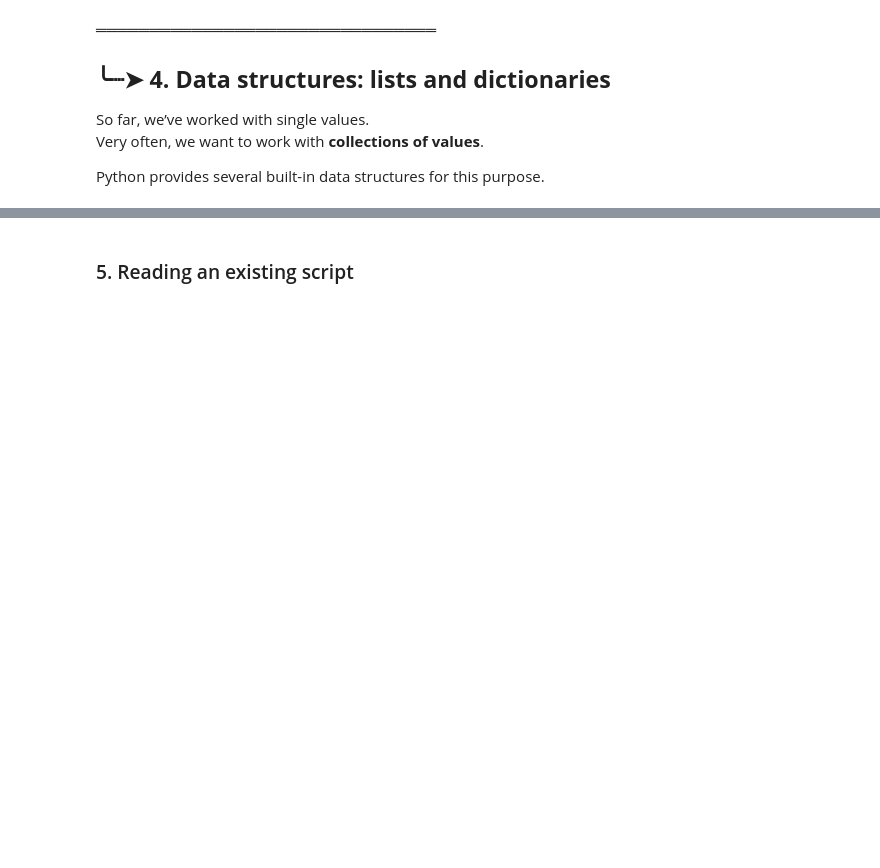
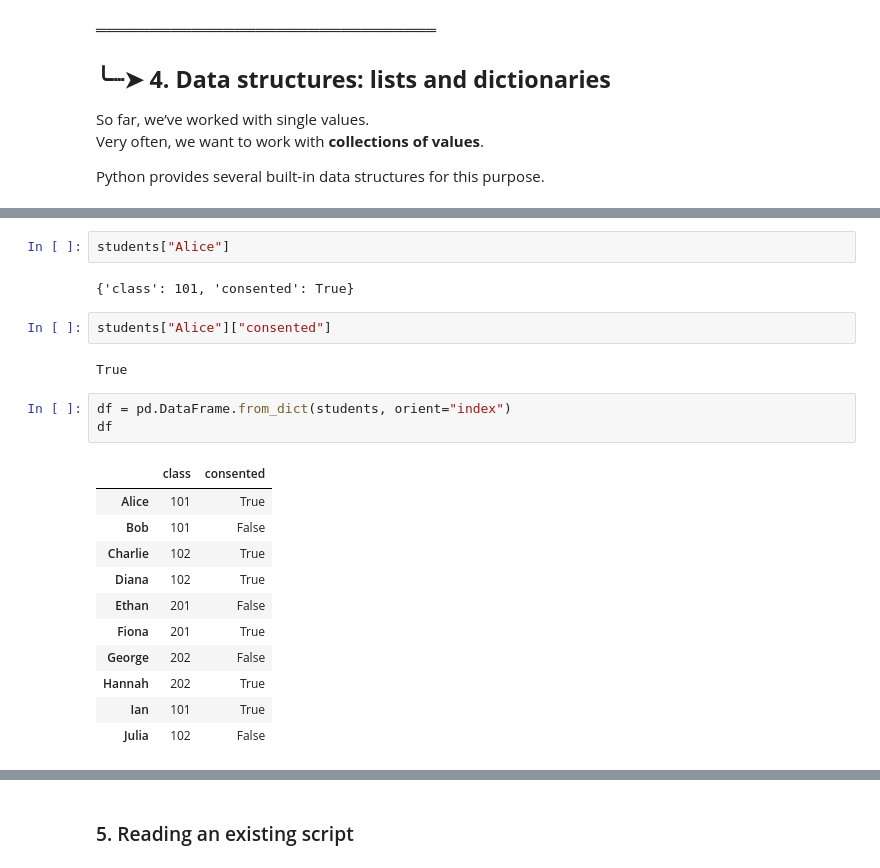
Before and after one commit to Yuweien/Python-Workshop, a Jupyter notebook: Python_Workshop_for_Beginners_2_18.ipynb, the cells around one changed output, grey strips where cells are left out. Cells and saved outputs as stored; diff of their text form; blank space fills up the shorter version.

```diff
--- a/Python_Workshop_for_Beginners_2_18.ipynb
+++ b/Python_Workshop_for_Beginners_2_18.ipynb
@@ -256,0 +612,23 @@ Lists: ordered collections
+# %%
+students["Alice"]
+# %% [output]
+{'class': 101, 'consented': True}
+# %%
+students["Alice"]["consented"]
+# %% [output]
+True
+# %%
+df = pd.DataFrame.from_dict(students, orient="index")
+df
+# %% [output]
+|  | class | consented |
+| Alice | 101 | True |
+| Bob | 101 | False |
+| Charlie | 102 | True |
+| Diana | 102 | True |
+| Ethan | 201 | False |
+| Fiona | 201 | True |
+| George | 202 | False |
+| Hannah | 202 | True |
+| Ian | 101 | True |
+| Julia | 102 | False |
```
Also changed, not shown: parts of 80 cells of this notebook.
